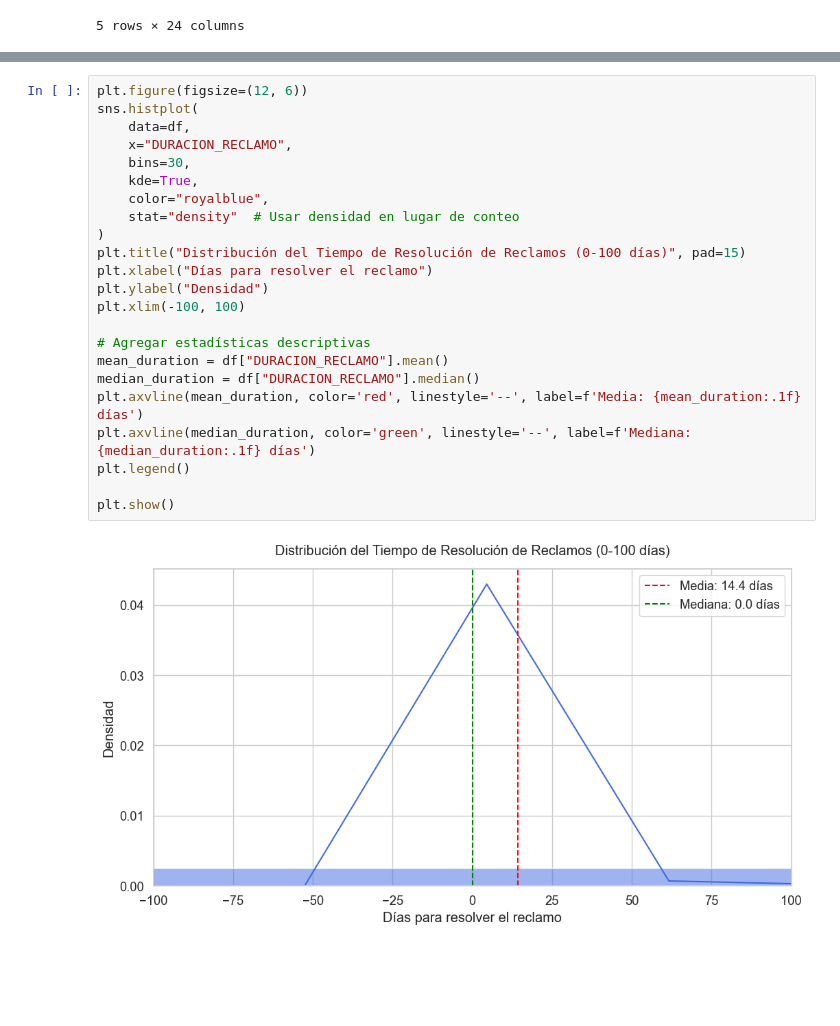
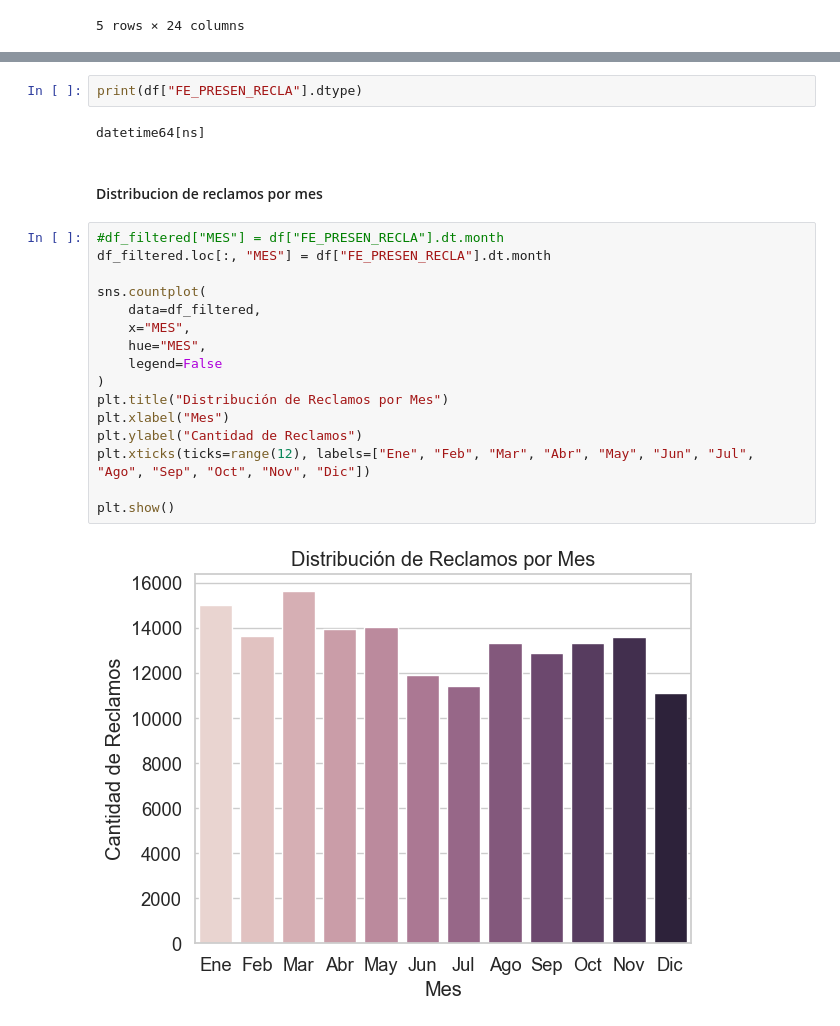
Before and after one commit to harold232/mineria-de-texto-reclamos, a Jupyter notebook: notebooks/03_eda_visualizacion.ipynb, the cells around one changed output, grey strips where cells are left out. Saved outputs shown, nothing was run; the diff lists cells and outputs as text; blank space fills up the shorter version.

```diff
--- a/notebooks/03_eda_visualizacion.ipynb
+++ b/notebooks/03_eda_visualizacion.ipynb
@@ -99,25 +103,24 @@ Text(0, 0.5, 'Cantidad de Reclamos')
-# %%
-plt.figure(figsize=(12, 6))
-sns.histplot(
-    data=df,
-    x="DURACION_RECLAMO",
-    bins=30,
-    kde=True,
-    color="royalblue",
-    stat="density"  # Usar densidad en lugar de conteo
-)
-plt.title("Distribución del Tiempo de Resolución de Reclamos (0-100 días)", pad=15)
-plt.xlabel("Días para resolver el reclamo")
-plt.ylabel("Densidad")
-plt.xlim(-100, 100)
-
-# Agregar estadísticas descriptivas
-mean_duration = df["DURACION_RECLAMO"].mean()
-median_duration = df["DURACION_RECLAMO"].median()
-plt.axvline(mean_duration, color='red', linestyle='--', label=f'Media: {mean_duration:.1f} días')
-plt.axvline(median_duration, color='green', linestyle='--', label=f'Mediana: {median_duration:.1f} días')
-plt.legend()
-
-plt.show()
-# %% [output]
-[figure, removed]
+# %%
+print(df["FE_PRESEN_RECLA"].dtype)
+# %% [output]
+datetime64[ns]
+# %% [markdown]
+#### Distribucion de reclamos por mes
+# %%
+#df_filtered["MES"] = df["FE_PRESEN_RECLA"].dt.month
+df_filtered.loc[:, "MES"] = df["FE_PRESEN_RECLA"].dt.month
+
+sns.countplot(
+    data=df_filtered,
+    x="MES",
+    hue="MES",
+    legend=False
+)
+plt.title("Distribución de Reclamos por Mes")
+plt.xlabel("Mes")
+plt.ylabel("Cantidad de Reclamos")
+plt.xticks(ticks=range(12), labels=["Ene", "Feb", "Mar", "Abr", "May", "Jun", "Jul", "Ago", "Sep", "Oct", "Nov", "Dic"])
+
+plt.show()
+# %% [output]
+[figure, added]
```
Also changed, not shown: parts of 25 cells of this notebook, 47 other files.
